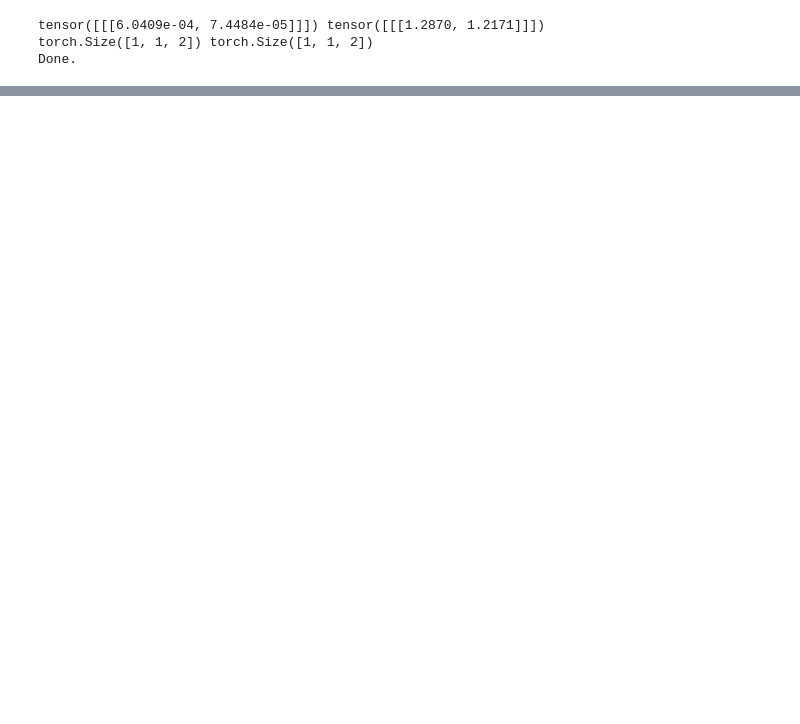
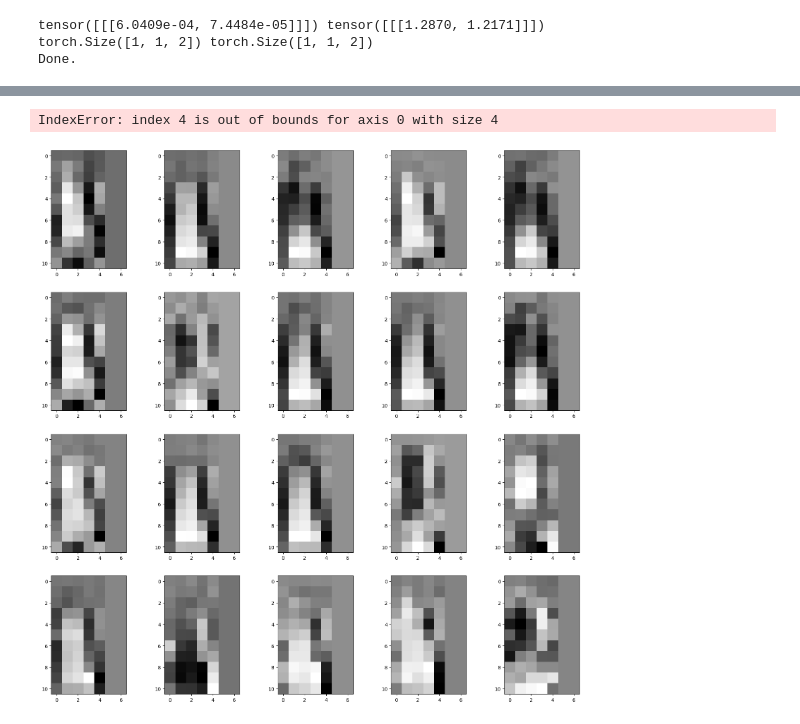
Before and after one commit to gRox167/ese5934_project, a Jupyter notebook: framework_plus_DF.ipynb, the cells around one changed output, grey strips where cells are left out. Saved outputs shown, nothing was run; the diff lists cells and outputs as text; code cells hidden in the pictures; blank space fills up the shorter version.

```diff
--- a/framework_plus_DF.ipynb
+++ b/framework_plus_DF.ipynb
@@ -372,0 +402,8 @@ for i, image in enumerate(image_list):
+# %%
+fig, axs = plt.subplots(4, 5, figsize=(20, 20))
+i = 0
+for i, image in enumerate(model.coeffs[0, i + 0 : 144 : 7]):
+    axs[i // 5, i % 5].imshow(image.numpy(force=True), cmap="gray")
+# %% [output]
+IndexError: index 4 is out of bounds for axis 0 with size 4
+[figure, added]
```
Also changed, not shown: parts of 10 cells of this notebook, 4 other files.
